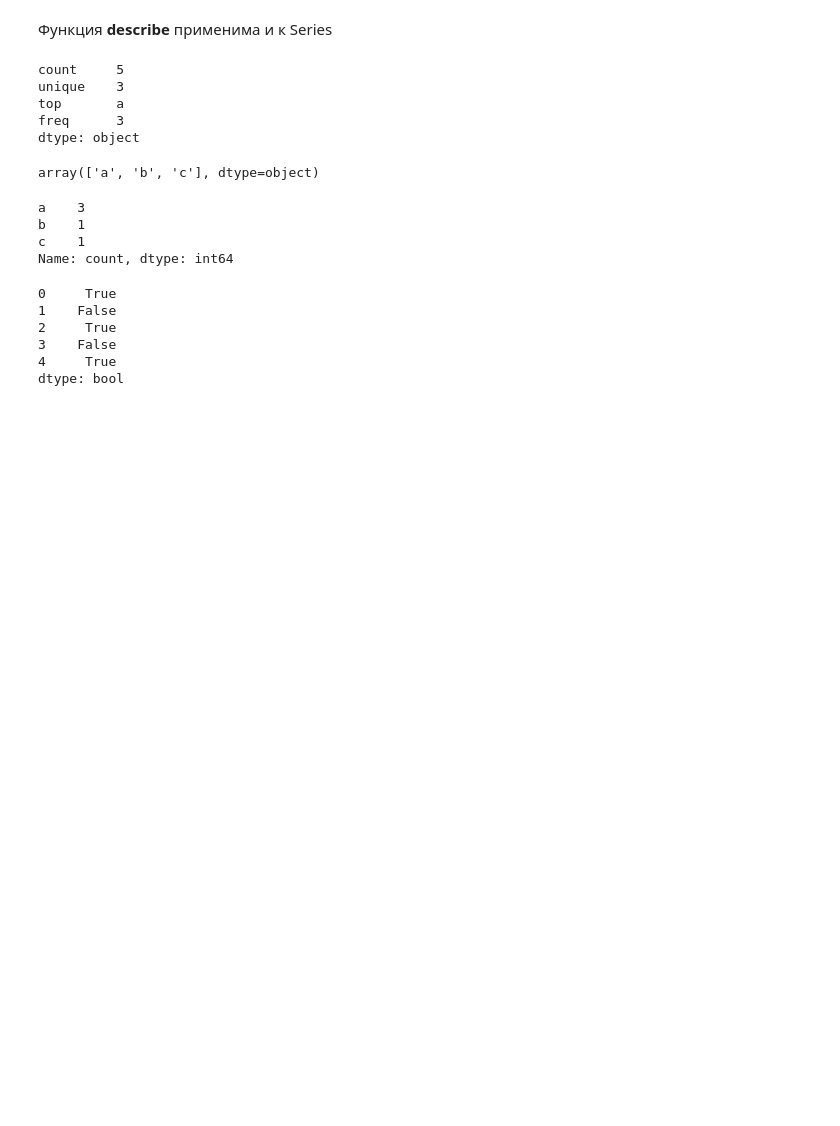
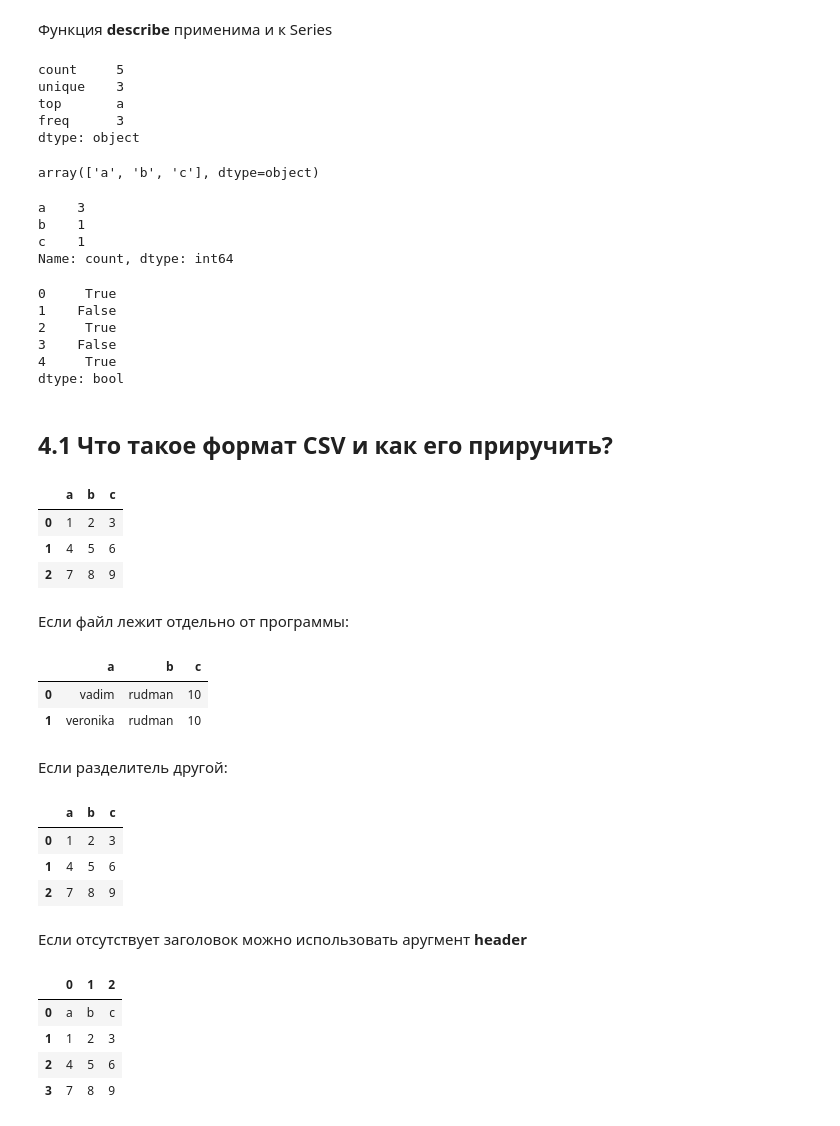
Before and after one commit to VadzimRudzman/pandas_fundamentals, a Jupyter notebook: Основы Pandas.ipynb, the cells around one changed output. Saved outputs shown, nothing was run; the diff lists cells and outputs as text; code cells hidden in the pictures; blank space fills up the shorter version.

```diff
--- a/Основы Pandas.ipynb
+++ b/Основы Pandas.ipynb
@@ -1707,3 +1707,50 @@ s.isin(['a']) # проверка вхождения значений
 3    False
 4     True
 dtype: bool
+# %% [markdown]
+## 4.1 Что такое формат CSV и как его приручить?
+# %%
+import pandas as pd
+import numpy as np
+
+df = pd.read_csv('example.csv') # чтение файла и создание датафрэйма
+
+df
+# %% [output]
+|  | a | b | c |
+| 0 | 1 | 2 | 3 |
+| 1 | 4 | 5 | 6 |
+| 2 | 7 | 8 | 9 |
+# %% [markdown]
+Если файл лежит отдельно от программы:
+# %%
+df2 = pd.read_csv(r'C:\Users\Vadim\Downloads\example2.csv')
+
+df2
+# %% [output]
+|  | a | b | c |
+| 0 | vadim | rudman | 10 |
+| 1 | veronika | rudman | 10 |
+# %% [markdown]
+Если разделитель другой:
+# %%
+df3 = pd.read_csv(r'C:\Users\Vadim\Downloads\example3.csv', sep=';')
+
+df3
+# %% [output]
+|  | a | b | c |
+| 0 | 1 | 2 | 3 |
+| 1 | 4 | 5 | 6 |
+| 2 | 7 | 8 | 9 |
+# %% [markdown]
+Если отсутствует заголовок можно использовать аругмент **header**
+# %%
+df4 = pd.read_csv(r'C:\Users\Vadim\Downloads\example3.csv', sep=';', header=None)
+
+df4
+# %% [output]
+|  | 0 | 1 | 2 |
+| 0 | a | b | c |
+| 1 | 1 | 2 | 3 |
+| 2 | 4 | 5 | 6 |
+| 3 | 7 | 8 | 9 |
```
Also changed, not shown: parts of 42 cells of this notebook.
